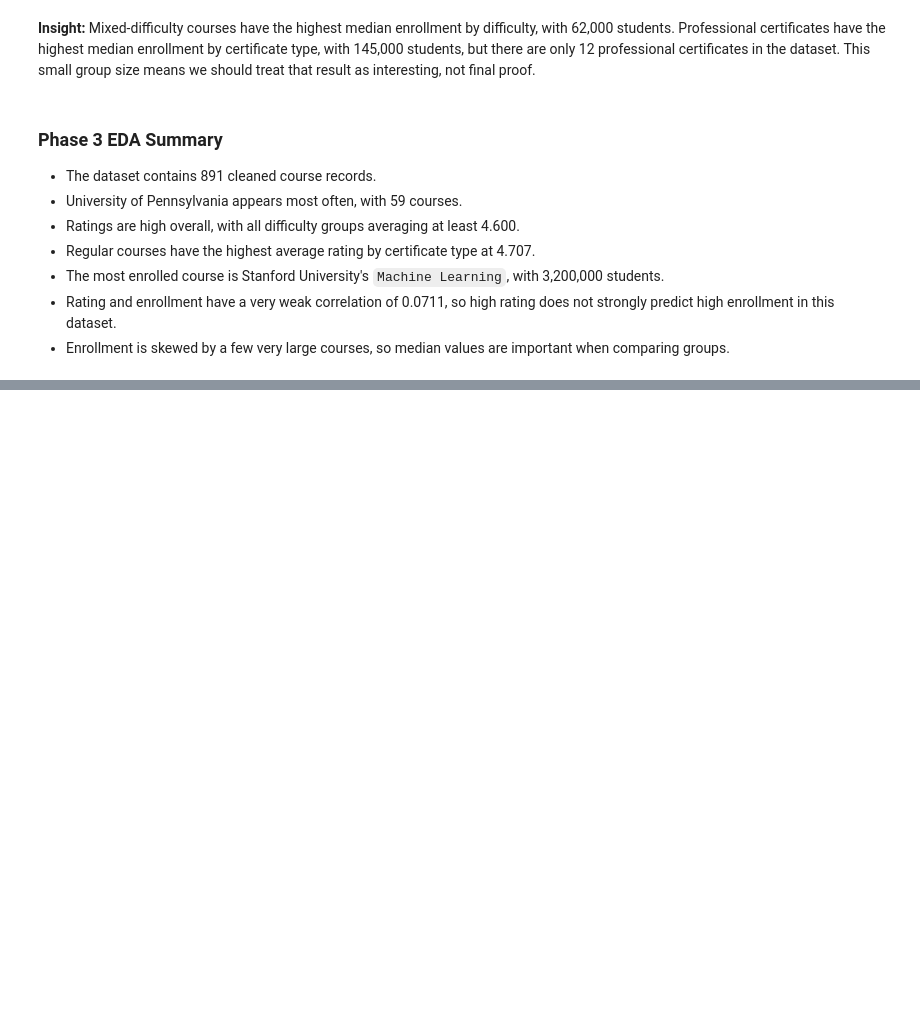
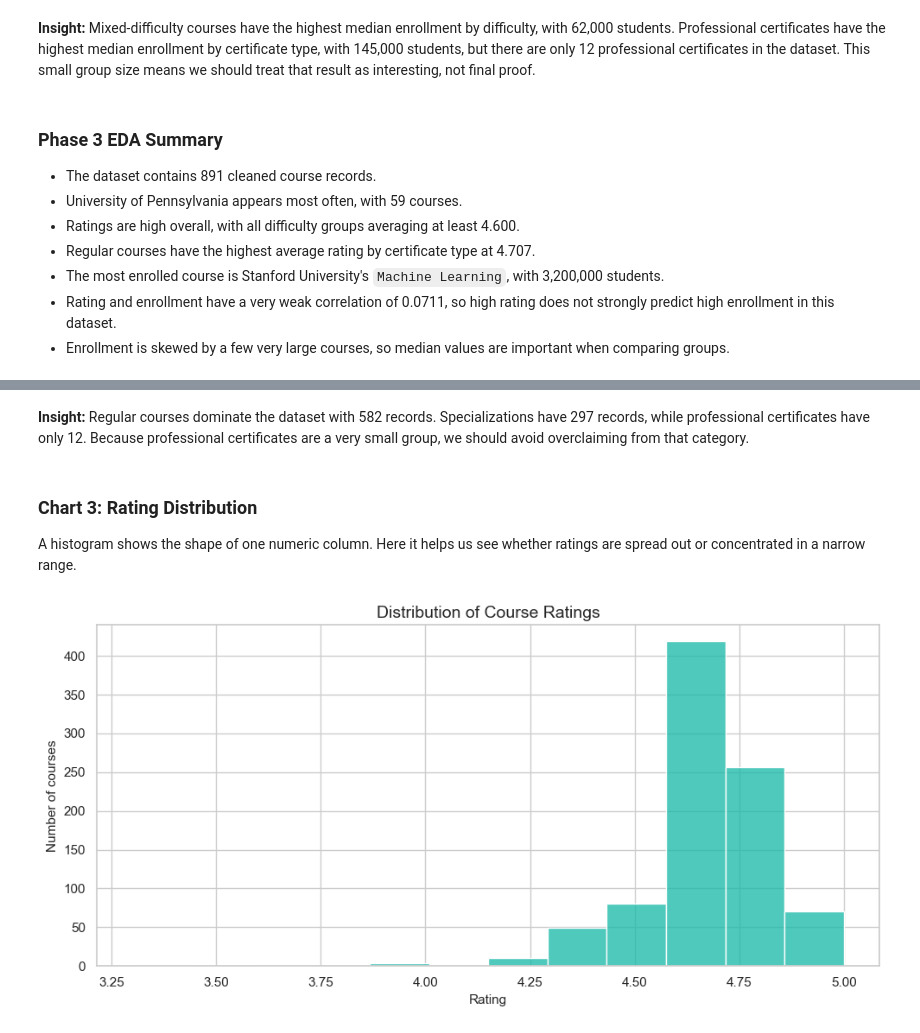
Before and after one commit to LubanaOrin/learn_code, a Jupyter notebook: tasks/Coursera Course Dataset Analysis/notebooks/coursera_course_dataset_analysis.ipynb, the cells around one changed output, grey strips where cells are left out. Drawn from its saved outputs; the diff is of its cells as text; code cells hidden in the pictures; blank space fills up the shorter version.

```diff
--- a/tasks/Coursera Course Dataset Analysis/notebooks/coursera_course_dataset_analysis.ipynb
+++ b/tasks/Coursera Course Dataset Analysis/notebooks/coursera_course_dataset_analysis.ipynb
@@ -477,0 +568,27 @@ enrollment_by_certificate
+# %% [markdown]
+**Insight:** Regular courses dominate the dataset with 582 records. Specializations have 297 records, while professional certificates have only 12. Because professional certificates are a very small group, we should avoid overclaiming from that category.
+# %% [markdown]
+### Chart 3: Rating Distribution
+
+A histogram shows the shape of one numeric column. Here it helps us see whether ratings are spread out or concentrated in a narrow range.
+# %%
+fig, ax = plt.subplots(figsize=(10, 5))
+
+sns.histplot(
+    data=cleaned_courses,
+    x="rating",
+    bins=12,
+    color="#14b8a6",
+    edgecolor="white",
+    ax=ax,
+)
+
+ax.set_title("Distribution of Course Ratings")
+ax.set_xlabel("Rating")
+ax.set_ylabel("Number of courses")
+
+plt.tight_layout()
+fig.savefig(CHART_OUTPUT_DIR / "rating_distribution.png", dpi=150, bbox_inches="tight")
+plt.show()
+# %% [output]
+[figure, added]
```
Also changed, not shown: parts of 18 cells of this notebook, 7 other files.
